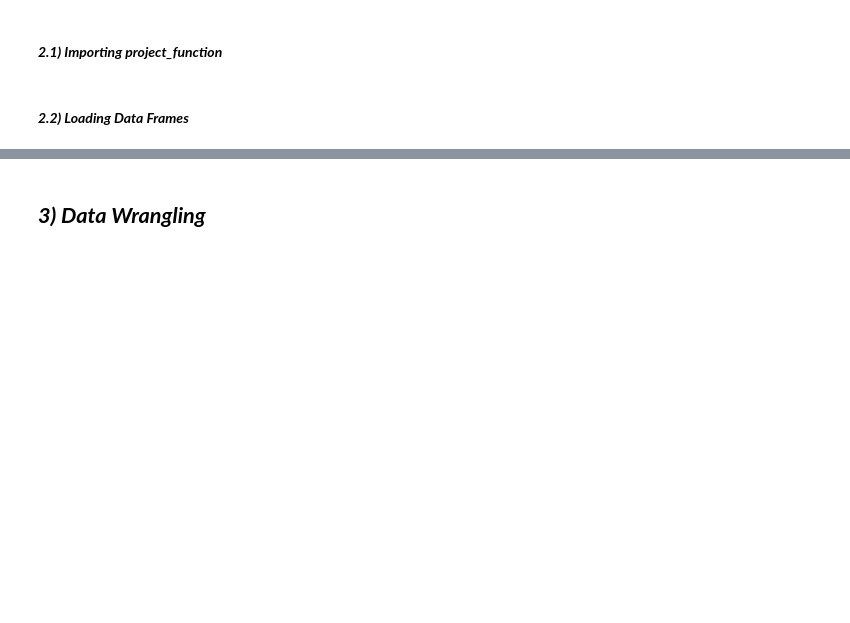
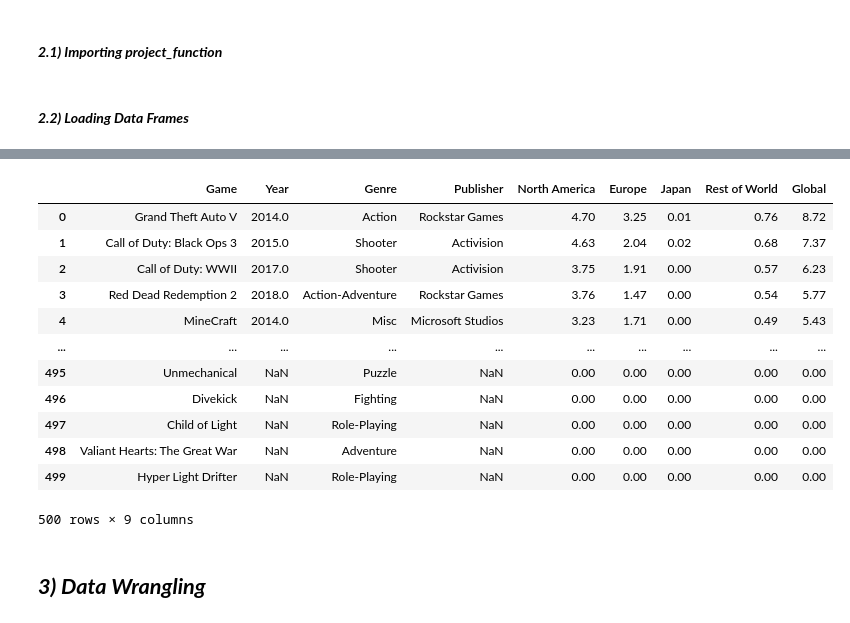
Before and after one commit to data301-2021-summer2/project-group12-project, a Jupyter notebook: analysis/dhairya/DhairyaDatasheets.ipynb, the cells around one changed output, grey strips where cells are left out. Saved outputs shown, nothing was run; the diff lists cells and outputs as text; code cells hidden in the pictures; blank space fills up the shorter version.

```diff
--- a/analysis/dhairya/DhairyaDatasheets.ipynb
+++ b/analysis/dhairya/DhairyaDatasheets.ipynb
@@ -89,3 +109,20 @@ data_XBOXONE
+# %%
+data_XBOXONE.to_csv('XBOX_GameSales_processed.csv',index=None)
+data_XBOXONE
+# %% [output]
+|  | Game | Year | Genre | Publisher | North America | Europe | Japan | Rest of World | Global |
+| 0 | Grand Theft Auto V | 2014.0 | Action | Rockstar Games | 4.70 | 3.25 | 0.01 | 0.76 | 8.72 |
+| 1 | Call of Duty: Black Ops 3 | 2015.0 | Shooter | Activision | 4.63 | 2.04 | 0.02 | 0.68 | 7.37 |
+| 2 | Call of Duty: WWII | 2017.0 | Shooter | Activision | 3.75 | 1.91 | 0.00 | 0.57 | 6.23 |
+| 3 | Red Dead Redemption 2 | 2018.0 | Action-Adventure | Rockstar Games | 3.76 | 1.47 | 0.00 | 0.54 | 5.77 |
+| 4 | MineCraft | 2014.0 | Misc | Microsoft Studios | 3.23 | 1.71 | 0.00 | 0.49 | 5.43 |
+| ... | ... | ... | ... | ... | ... | ... | ... | ... | ... |
+| 495 | Unmechanical | NaN | Puzzle | NaN | 0.00 | 0.00 | 0.00 | 0.00 | 0.00 |
+| 496 | Divekick | NaN | Fighting | NaN | 0.00 | 0.00 | 0.00 | 0.00 | 0.00 |
+| 497 | Child of Light | NaN | Role-Playing | NaN | 0.00 | 0.00 | 0.00 | 0.00 | 0.00 |
+| 498 | Valiant Hearts: The Great War | NaN | Adventure | NaN | 0.00 | 0.00 | 0.00 | 0.00 | 0.00 |
+| 499 | Hyper Light Drifter | NaN | Role-Playing | NaN | 0.00 | 0.00 | 0.00 | 0.00 | 0.00 |
+500 rows × 9 columns
 # %% [markdown]
 ## ***3) Data Wrangling***
 # %%
```
Also changed, not shown: parts of 46 cells of this notebook, 14 other files.
